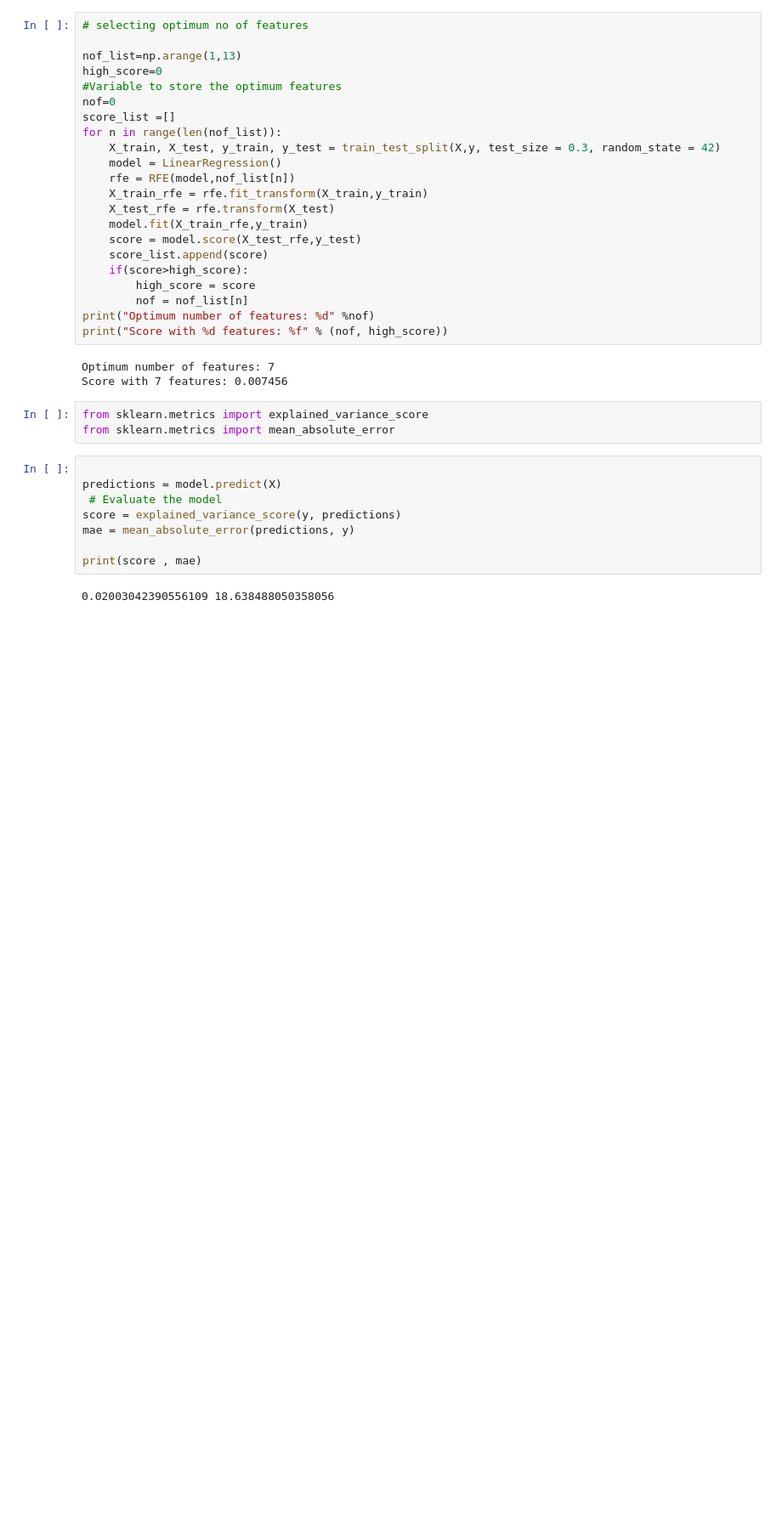
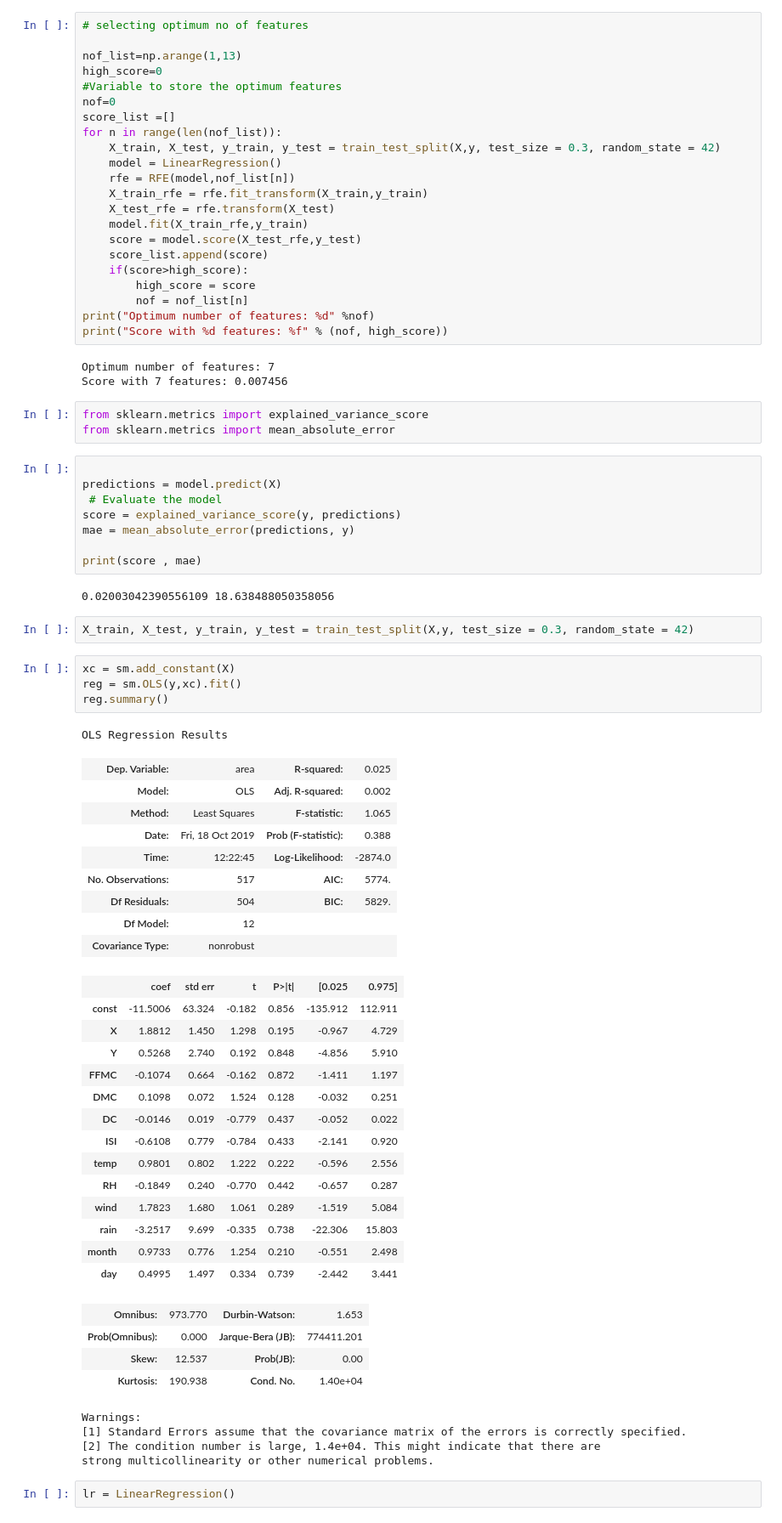
Before and after one commit to tarunkoutharapu/Build-It, a Jupyter notebook: Forest Fire Area prediction.ipynb, the cells around one changed output. Shown: that part at 85% size. Drawn from its saved outputs; the diff is of its cells as text; blank space fills up the shorter version.

Commit message:
done basic Regression

```diff
--- a/Forest Fire Area prediction.ipynb
+++ b/Forest Fire Area prediction.ipynb
@@ -184,3 +191,44 @@ mae = mean_absolute_error(predictions, y)
 print(score , mae)
 # %% [output]
 0.02003042390556109 18.638488050358056
+# %%
+X_train, X_test, y_train, y_test = train_test_split(X,y, test_size = 0.3, random_state = 42)
+# %%
+xc = sm.add_constant(X)
+reg = sm.OLS(y,xc).fit()
+reg.summary()
+# %% [output]
+OLS Regression Results
+| Dep. Variable: | area | R-squared: | 0.025 |
+| Model: | OLS | Adj. R-squared: | 0.002 |
+| Method: | Least Squares | F-statistic: | 1.065 |
+| Date: | Fri, 18 Oct 2019 | Prob (F-statistic): | 0.388 |
+| Time: | 12:22:45 | Log-Likelihood: | -2874.0 |
+| No. Observations: | 517 | AIC: | 5774. |
+| Df Residuals: | 504 | BIC: | 5829. |
+| Df Model: | 12 |  |  |
+| Covariance Type: | nonrobust |  |  |
+|  | coef | std err | t | P>|t| | [0.025 | 0.975] |
+| const | -11.5006 | 63.324 | -0.182 | 0.856 | -135.912 | 112.911 |
+| X | 1.8812 | 1.450 | 1.298 | 0.195 | -0.967 | 4.729 |
+| Y | 0.5268 | 2.740 | 0.192 | 0.848 | -4.856 | 5.910 |
+| FFMC | -0.1074 | 0.664 | -0.162 | 0.872 | -1.411 | 1.197 |
+| DMC | 0.1098 | 0.072 | 1.524 | 0.128 | -0.032 | 0.251 |
+| DC | -0.0146 | 0.019 | -0.779 | 0.437 | -0.052 | 0.022 |
+| ISI | -0.6108 | 0.779 | -0.784 | 0.433 | -2.141 | 0.920 |
+| temp | 0.9801 | 0.802 | 1.222 | 0.222 | -0.596 | 2.556 |
+| RH | -0.1849 | 0.240 | -0.770 | 0.442 | -0.657 | 0.287 |
+| wind | 1.7823 | 1.680 | 1.061 | 0.289 | -1.519 | 5.084 |
+| rain | -3.2517 | 9.699 | -0.335 | 0.738 | -22.306 | 15.803 |
+| month | 0.9733 | 0.776 | 1.254 | 0.210 | -0.551 | 2.498 |
+| day | 0.4995 | 1.497 | 0.334 | 0.739 | -2.442 | 3.441 |
+| Omnibus: | 973.770 | Durbin-Watson: | 1.653 |
+| Prob(Omnibus): | 0.000 | Jarque-Bera (JB): | 774411.201 |
+| Skew: | 12.537 | Prob(JB): | 0.00 |
+| Kurtosis: | 190.938 | Cond. No. | 1.40e+04 |
+Warnings:
+[1] Standard Errors assume that the covariance matrix of the errors is correctly specified.
+[2] The condition number is large, 1.4e+04. This might indicate that there are
+strong multicollinearity or other numerical problems.
+# %%
+lr = LinearRegression()
```
Also changed, not shown: parts of 15 cells of this notebook.
